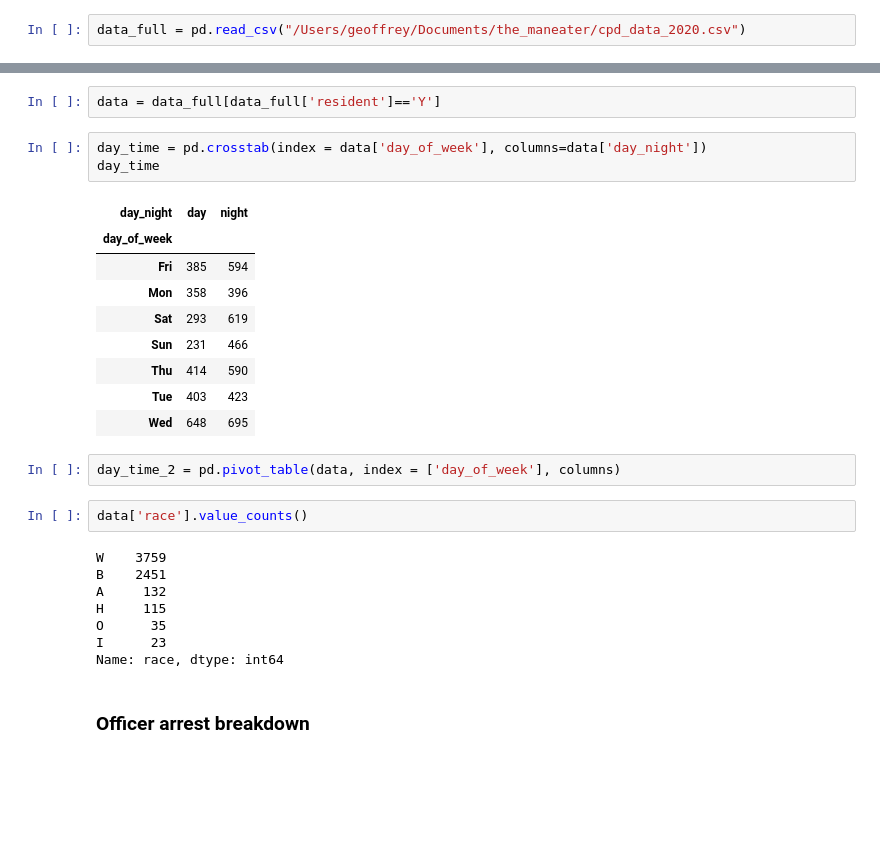
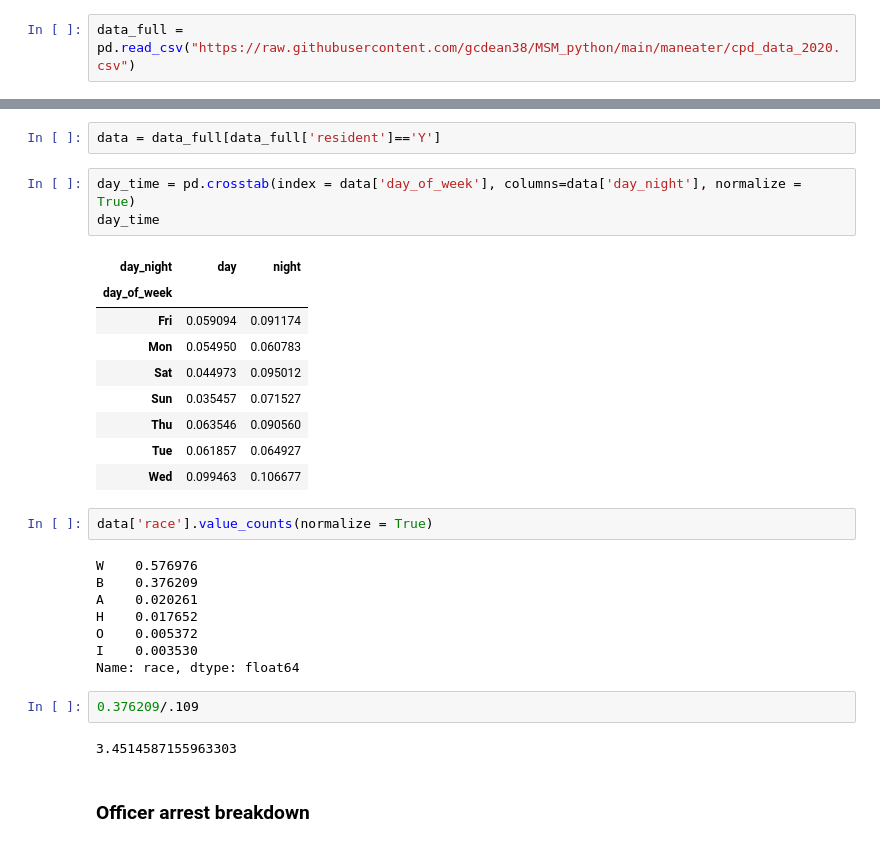
Before and after one commit to gcdean38/MSM_python, a Jupyter notebook: maneater/CPD_Analysis.ipynb, the cells around one changed output, grey strips where cells are left out. Drawn from its saved outputs; the diff is of its cells as text; blank space fills up the shorter version.

```diff
--- a/maneater/CPD_Analysis.ipynb
+++ b/maneater/CPD_Analysis.ipynb
@@ -5,7 +5,7 @@ import numpy
 # %% [markdown]
 ### Read data
 # %%
-data_full = pd.read_csv("/Users/geoffrey/Documents/the_maneater/cpd_data_2020.csv")
+data_full = pd.read_csv("https://raw.githubusercontent.com/gcdean38/MSM_python/main/maneater/cpd_data_2020.csv")
 # %% [markdown]
 ### Full data analysis
 # %%
@@ -20,30 +20,32 @@ data_full.head()
 # %%
 data = data_full[data_full['resident']=='Y']
 # %%
-day_time = pd.crosstab(index = data['day_of_week'], columns=data['day_night'])
+day_time = pd.crosstab(index = data['day_of_week'], columns=data['day_night'], normalize = True)
 day_time
 # %% [output]
 | day_night | day | night |
 | day_of_week |  |  |
-| Fri | 385 | 594 |
-| Mon | 358 | 396 |
-| Sat | 293 | 619 |
-| Sun | 231 | 466 |
-| Thu | 414 | 590 |
-| Tue | 403 | 423 |
-| Wed | 648 | 695 |
+| Fri | 0.059094 | 0.091174 |
+| Mon | 0.054950 | 0.060783 |
+| Sat | 0.044973 | 0.095012 |
+| Sun | 0.035457 | 0.071527 |
+| Thu | 0.063546 | 0.090560 |
+| Tue | 0.061857 | 0.064927 |
+| Wed | 0.099463 | 0.106677 |
-# %%
-day_time_2 = pd.pivot_table(data, index = ['day_of_week'], columns)
 # %%
-data['race'].value_counts()
+data['race'].value_counts(normalize = True)
 # %% [output]
-W    3759
-B    2451
-A     132
-H     115
-O      35
-I      23
-Name: race, dtype: int64
+W    0.576976
+B    0.376209
+A    0.020261
+H    0.017652
+O    0.005372
+I    0.003530
+Name: race, dtype: float64
+# %%
+0.376209/.109
+# %% [output]
+3.4514587155963303
 # %% [markdown]
 ### Officer arrest breakdown
 # %%
```
Also changed, not shown: parts of 15 cells of this notebook, 1 other file.
